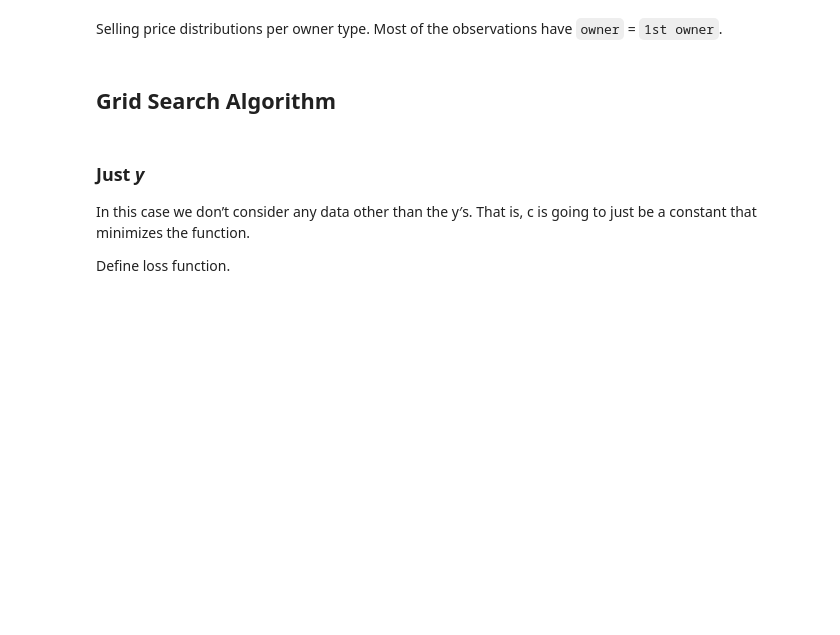
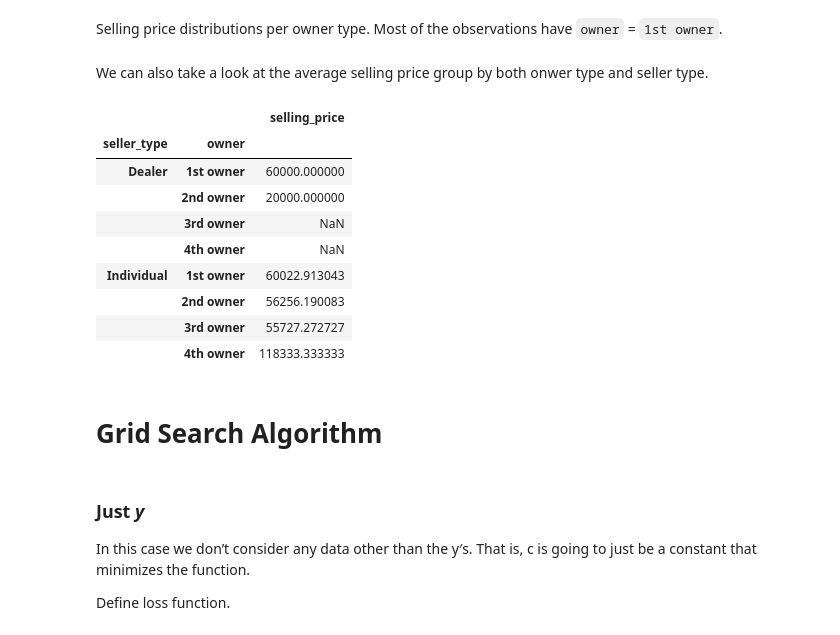
Before and after one commit to peshekhodko/ST590-Project1, a Jupyter notebook: Project1.ipynb, the cells around one changed output. Drawn from its saved outputs; the diff is of its cells as text; code cells hidden in the pictures; blank space fills up the shorter version.

```diff
--- a/Project1.ipynb
+++ b/Project1.ipynb
@@ -243,8 +272,23 @@ plt.close()
 [figure]
 # %% [markdown]
 Selling price distributions per owner type. Most of the observations have `owner` = `1st owner`.
+# %% [markdown]
+We can also take a look at the average selling price group by both onwer type and seller type.
+# %%
+data[['selling_price','seller_type','owner']].groupby(['seller_type','owner']).mean()
+# %% [output]
+|  |  | selling_price |
+| seller_type | owner |  |
+| Dealer | 1st owner | 60000.000000 |
+|  | 2nd owner | 20000.000000 |
+|  | 3rd owner | NaN |
+|  | 4th owner | NaN |
+| Individual | 1st owner | 60022.913043 |
+|  | 2nd owner | 56256.190083 |
+|  | 3rd owner | 55727.272727 |
+|  | 4th owner | 118333.333333 |
 # %% [markdown]
-## Grid Search Algorithm
+# Grid Search Algorithm
 # %% [markdown]
 ### Just *y*
 
```
Also changed, not shown: parts of 21 cells of this notebook.
